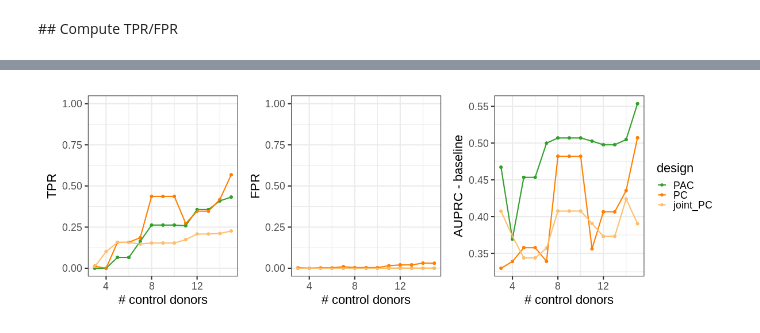
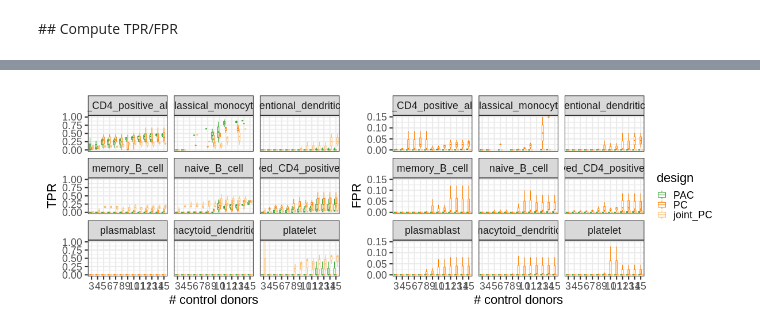
Before and after one commit to MarioniLab/oor_design_reproducibility, a Jupyter notebook: notebooks/ctrl_size_comparison.ipynb, the cells around one changed output, grey strips where cells are left out. Saved outputs shown, nothing was run; the diff lists cells and outputs as text; code cells hidden in the pictures.

Commit message:
updated ctrl size analysis

```diff
--- a/notebooks/ctrl_size_comparison.ipynb
+++ b/notebooks/ctrl_size_comparison.ipynb
@@ -136,6 +137,5 @@ def run_milo(adata_design, query_group, reference_group,
             adata_design.obs['is_query'] = adata_design.obs['dataset_group'] == query_group
             milopy.core.DA_nhoods(adata_design, design=design)
 # %%
-dirs = [x for x in os.listdir(outdir) if not x.endswith('.h5ad') and x.startswith('qPBMC')]
+cts_oi = ['natural_killer_cell' ,'classical_monocyte' ,'central_memory_CD4_positive_alpha_beta_T_cell','naive_B_cell','effector_memory_CD8_positive_alpha_beta_T_cell']
+dirs = [f'qPBMC_500cells_demo_perturb_cell_type{ct}_queryBatchdataset_id10_1038_s41591_021_01329_2_seed2022' for ct in cts_oi]
-# %%
-d = '/lustre/scratch117/cellgen/team205/ed6/PBMC_CZI_integration_filtered//qPBMC_500cells_demo_perturb_cell_typecentral_memory_CD4_positive_alpha_beta_T_cell_queryBatchdataset_id10_1038_s41591_021_01329_2_seed2022'
@@ -300,24 +306,27 @@ tpr_df
 # %%
 %%R -i tpr_df -w 1200 -h 400
 tpr_pl <- tpr_df %>%
-ggplot(aes(n_ctrls, TPR, color=design)) +
-    geom_point(size=2) +
-    geom_line(size=1) +
+ggplot(aes(as.factor(n_ctrls), TPR, color=design)) +
+    geom_boxplot() +
+    # geom_line(size=1) +
     scale_color_design() +
     theme_bw(base_size=22) +
     ylim(0,1) +
+    facet_wrap(perturb_pop~.) +
     xlab('# control donors')
 
 fpr_pl <- tpr_df %>%
-    ggplot(aes(n_ctrls, FPR, color=design)) +
-    geom_point(size=2) +
-    geom_line(size=1) +
+    ggplot(aes(as.factor(n_ctrls), FPR, color=design)) +
+    geom_boxplot() +
+    # geom_line(size=1) +
     scale_color_design() +
     theme_bw(base_size=22) +
-    ylim(0,1) +
+    # ylim(0,1) +
+    facet_wrap(perturb_pop~.) +
     xlab('# control donors')
 
-(tpr_pl + fpr_pl + auprc_pl) +
+
+(tpr_pl + fpr_pl) +
 plot_layout(guides='collect')
 # %% [output]
-[figure, old version]
+[figure, new version]
```
Also changed, not shown: parts of 13 cells of this notebook, 4 other files.
